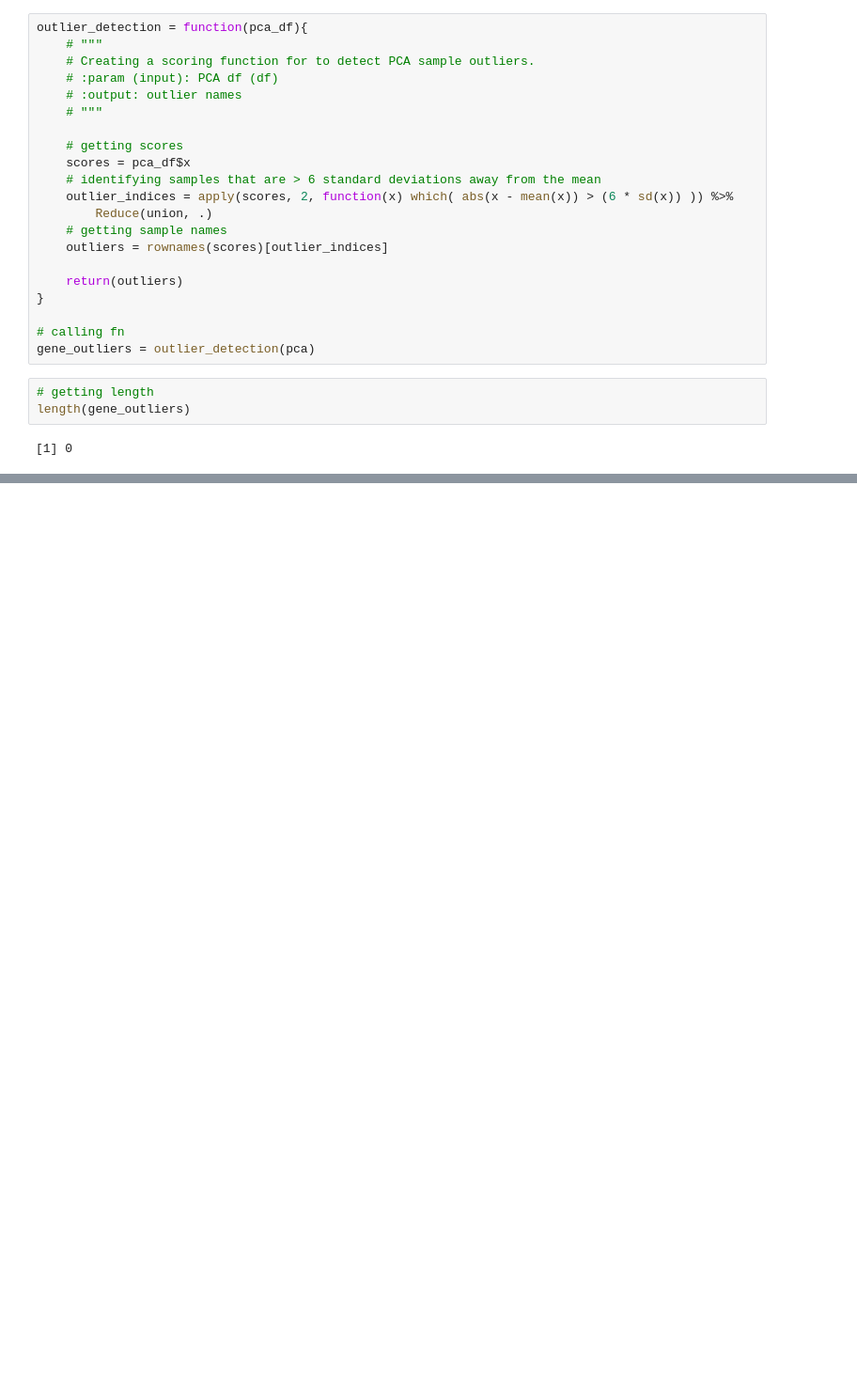
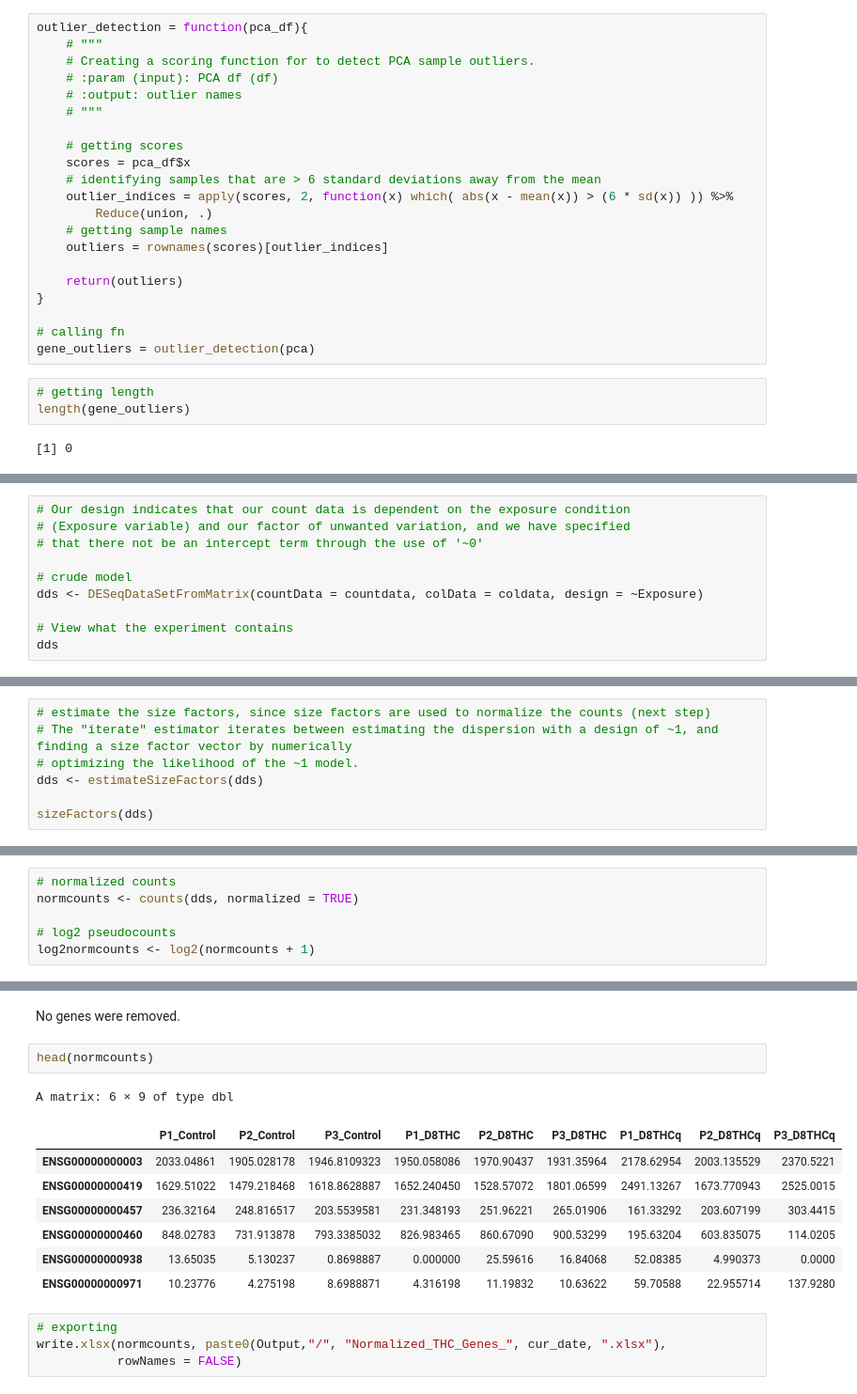
Before and after one commit to UNC-CEMALB/P1016.-THC-RNASeq-Adducts, a Jupyter notebook: Data Normalization.ipynb, the cells around one changed output, grey strips where cells are left out. Shown at 94% size. Saved outputs shown, nothing was run; the diff lists cells and outputs as text; blank space fills up the shorter version.

```diff
--- a/Data Normalization.ipynb
+++ b/Data Normalization.ipynb
@@ -226,0 +275,10 @@ There were no sample or gene outliers.
+# %%
+# Our design indicates that our count data is dependent on the exposure condition
+# (Exposure variable) and our factor of unwanted variation, and we have specified
+# that there not be an intercept term through the use of '~0'
+
+# crude model
+dds <- DESeqDataSetFromMatrix(countData = countdata, colData = coldata, design = ~Exposure)
+
+# View what the experiment contains
+dds
@@ -226,0 +296,7 @@ There were no sample or gene outliers.
+# %%
+# estimate the size factors, since size factors are used to normalize the counts (next step)
+# The "iterate" estimator iterates between estimating the dispersion with a design of ~1, and finding a size factor vector by numerically
+# optimizing the likelihood of the ~1 model.
+dds <- estimateSizeFactors(dds)
+
+sizeFactors(dds)
@@ -226,0 +308,6 @@ There were no sample or gene outliers.
+# %%
+# normalized counts
+normcounts <- counts(dds, normalized = TRUE)
+
+# log2 pseudocounts
+log2normcounts <- log2(normcounts + 1)
@@ -226,0 +324,17 @@ There were no sample or gene outliers.
+# %% [markdown]
+No genes were removed.
+# %%
+head(normcounts)
+# %% [output]
+A matrix: 6 × 9 of type dbl
+|  | P1_Control | P2_Control | P3_Control | P1_D8THC | P2_D8THC | P3_D8THC | P1_D8THCq | P2_D8THCq | P3_D8THCq |
+| ENSG00000000003 | 2033.04861 | 1905.028178 | 1946.8109323 | 1950.058086 | 1970.90437 | 1931.35964 | 2178.62954 | 2003.135529 | 2370.5221 |
+| ENSG00000000419 | 1629.51022 | 1479.218468 | 1618.8628887 | 1652.240450 | 1528.57072 | 1801.06599 | 2491.13267 | 1673.770943 | 2525.0015 |
+| ENSG00000000457 | 236.32164 | 248.816517 | 203.5539581 | 231.348193 | 251.96221 | 265.01906 | 161.33292 | 203.607199 | 303.4415 |
+| ENSG00000000460 | 848.02783 | 731.913878 | 793.3385032 | 826.983465 | 860.67090 | 900.53299 | 195.63204 | 603.835075 | 114.0205 |
+| ENSG00000000938 | 13.65035 | 5.130237 | 0.8698887 | 0.000000 | 25.59616 | 16.84068 | 52.08385 | 4.990373 | 0.0000 |
+| ENSG00000000971 | 10.23776 | 4.275198 | 8.6988871 | 4.316198 | 11.19832 | 10.63622 | 59.70588 | 22.955714 | 137.9280 |
+# %%
+# exporting
+write.xlsx(normcounts, paste0(Output,"/", "Normalized_THC_Genes_", cur_date, ".xlsx"),
+           rowNames = FALSE)
```
Also changed, not shown: parts of 10 cells of this notebook.
